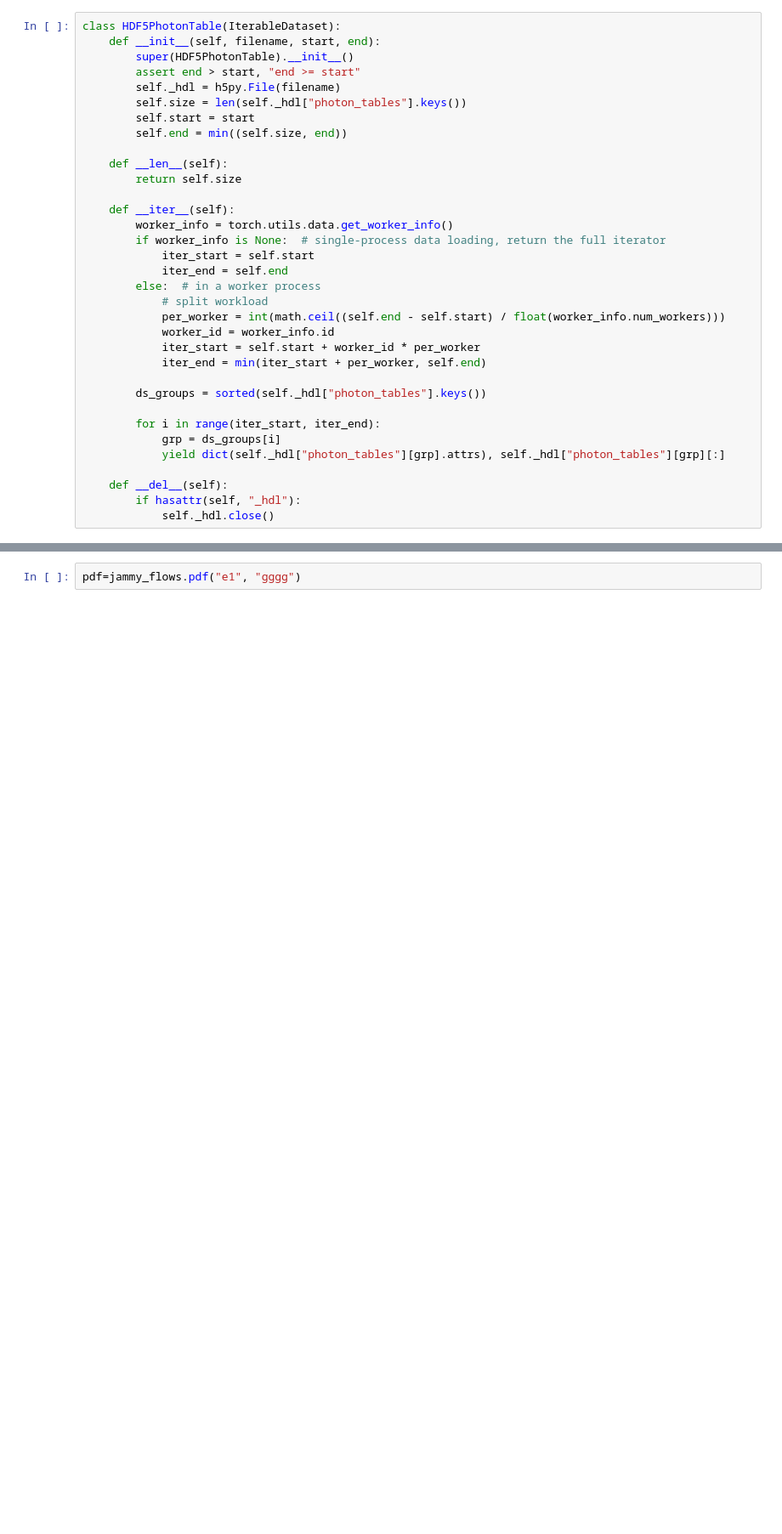
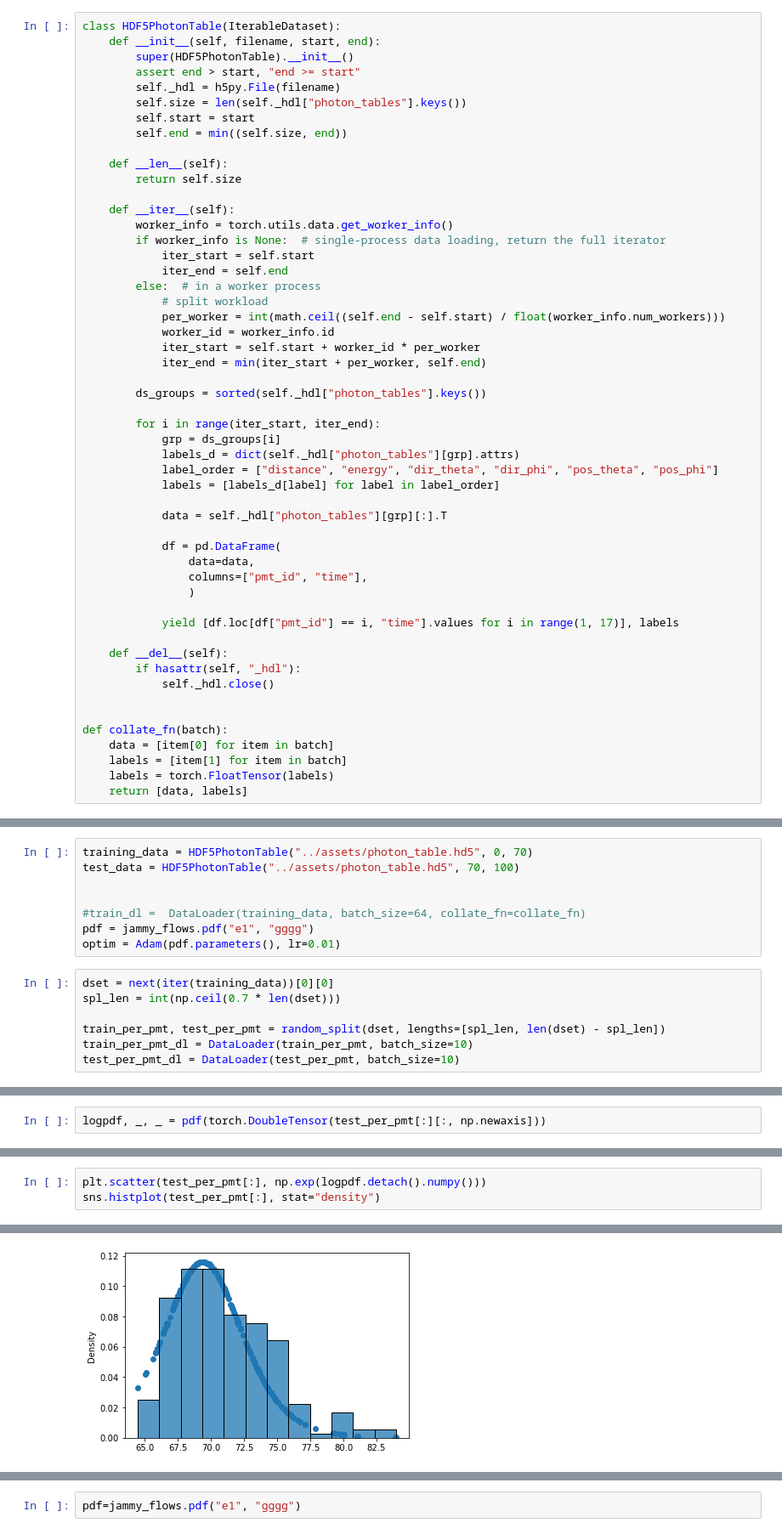
Before and after one commit to chrhck/NeutrinoTelescopes, a Jupyter notebook: notebooks/fit_normalizing_flow.ipynb, the cells around one changed output, grey strips where cells are left out. Shown at 85% size. Drawn from its saved outputs; the diff is of its cells as text; blank space fills up the shorter version.

```diff
--- a/notebooks/fit_normalizing_flow.ipynb
+++ b/notebooks/fit_normalizing_flow.ipynb
@@ -35,8 +38,26 @@ class HDF5PhotonTable(IterableDataset):
 
         for i in range(iter_start, iter_end):
             grp = ds_groups[i]
-            yield dict(self._hdl["photon_tables"][grp].attrs), self._hdl["photon_tables"][grp][:]
+            labels_d = dict(self._hdl["photon_tables"][grp].attrs)
+            label_order = ["distance", "energy", "dir_theta", "dir_phi", "pos_theta", "pos_phi"]
+            labels = [labels_d[label] for label in label_order]
+
+            data = self._hdl["photon_tables"][grp][:].T
+
+            df = pd.DataFrame(
+                data=data,
+                columns=["pmt_id", "time"],
+                )
+
+            yield [df.loc[df["pmt_id"] == i, "time"].values for i in range(1, 17)], labels
 
     def __del__(self):
         if hasattr(self, "_hdl"):
             self._hdl.close()
+
+
+def collate_fn(batch):
+    data = [item[0] for item in batch]
+    labels = [item[1] for item in batch]
+    labels = torch.FloatTensor(labels)
+    return [data, labels]
@@ -58,0 +66,15 @@ for d in :
+# %%
+training_data = HDF5PhotonTable("../assets/photon_table.hd5", 0, 70)
+test_data = HDF5PhotonTable("../assets/photon_table.hd5", 70, 100)
+
+
+#train_dl =  DataLoader(training_data, batch_size=64, collate_fn=collate_fn)
+pdf = jammy_flows.pdf("e1", "gggg")
+optim = Adam(pdf.parameters(), lr=0.01)
+# %%
+dset = next(iter(training_data))[0][0]
+spl_len = int(np.ceil(0.7 * len(dset)))
+
+train_per_pmt, test_per_pmt = random_split(dset, lengths=[spl_len, len(dset) - spl_len])
+train_per_pmt_dl = DataLoader(train_per_pmt, batch_size=10)
+test_per_pmt_dl = DataLoader(test_per_pmt, batch_size=10)
@@ -58,0 +136,2 @@ for d in :
+# %%
+logpdf, _, _ = pdf(torch.DoubleTensor(test_per_pmt[:][:, np.newaxis]))
@@ -58,0 +142,4 @@ for d in :
+# %%
+plt.scatter(test_per_pmt[:], np.exp(logpdf.detach().numpy()))
+sns.histplot(test_per_pmt[:], stat="density")
+# %% [output]
@@ -58,0 +147 @@ for d in :
+[figure, added]
```
Also changed, not shown: parts of 14 cells of this notebook.
